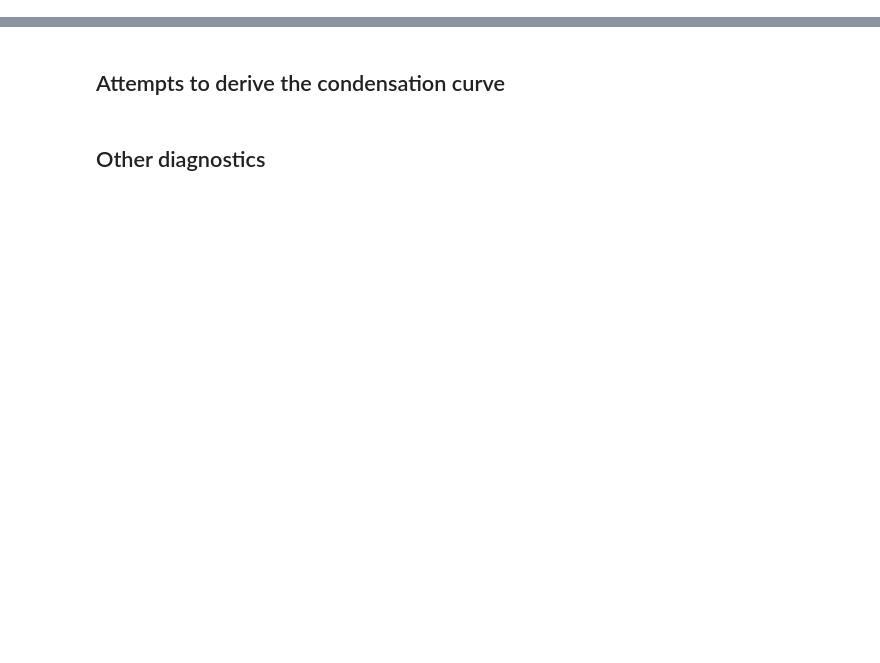
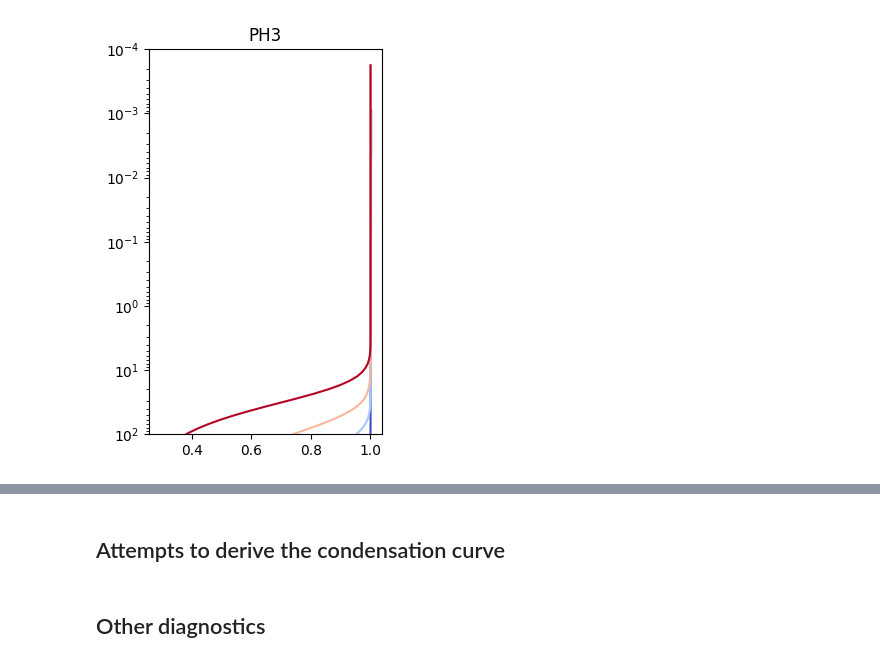
Before and after one commit to samderegt/retrieval_base, a Jupyter notebook: Luhman_16/figures/plot_HF_VMR.ipynb, the cells around one changed output, grey strips where cells are left out. Saved outputs shown, nothing was run; the diff lists cells and outputs as text; code cells hidden in the pictures; blank space fills up the shorter version.

Commit message:
Plot updates

```diff
--- a/Luhman_16/figures/plot_HF_VMR.ipynb
+++ b/Luhman_16/figures/plot_HF_VMR.ipynb
@@ -131,14 +141,17 @@ class FastChemistry():
 # %%
 # T_eff = np.arange(700, 2400+1e-6, 300)
-T_eff = np.array([700, 1000, 1300, 1600, 1900, 2200])
+T_eff = np.array([400, 700, 1000, 1300, 1600, 1900, 2200])
 # T_eff = np.array([700,1000])
+# T_eff = np.array([400])
+
+# T_eff = np.array([400, 700, 1000, 1300])
 
 # VMR_tot = {'F': [], 'Fe': []}
 # VMR  = {'F1H1': [], 'Fe': [], 'Fe1H1': [], 'Mg': [], 'Al1F1': [], 'Na': [], 'K': []}
-VMR_tot = {'F': [], 'C': [], 'O': [], 'S': [], 'N': []}
-VMR  = {'F1H1': [], 'C1O1': [], 'C1H4': [], 'H2O1': [], 'C1O2': [], 'H1O1': [], 'H2S1': [], 'H3N1': [], 'Al1F1': [], 'H1S1': [], 'C1O2': [], 'N2': []}
-cond = {'Li2S(s)': [], 'LiF(s)': [], 'Mg2SiO4(s,l)': [], 'MgSiO3(s,l)': [], 'SiO(s)': [], 'Fe(s,l)': [], 'Na2S(s,l)': []}
-cond_degree = {'Li': [], 'C': [], 'O': [], 'S': [], 'N': [], 'F': []}
+VMR_tot = {'Li': [], 'C': [], 'O': [], 'S': [], 'N': [], 'F': [], 'P': []}
+VMR  = {'F1H1': [], 'C1O1': [], 'C1H4': [], 'H2O1': [], 'C1O2': [], 'H1O1': [], 'H2S1': [], 'H3N1': [], 'Al1F1': [], 'H1S1': [], 'C1O2': [], 'N2': [], 'Li': [], 'F1Li1': [], 'Cl1Li1': [], 'H1Li1O1': [], 'H1Li1': [], 'F1H1O1': [], 'H3P1': [], 'S': []}
+cond = {'LiF(s,l)': [], 'Mg2SiO4(s,l)': [], 'MgSiO3(s,l)': [], 'SiO(s)': [], 'Fe(s,l)': [], 'Na2S(s,l)': []}
+cond_degree = {'Li': [], 'C': [], 'O': [], 'S': [], 'N': [], 'F': [], 'P': []}
 P = []
 T = []
 
@@ -153,13 +166,17 @@ for FeH_i in [0.0]:
         pressure, temperature = np.loadtxt(path).T
 
         # Compute the chemical equilibrium abundances
-        FC = FastChemistry(pressures=pressure)
+        FC = FastChemistry(pressures=pressure, rainout=True)
 
-        CO = FC.solar_abundances[FC.index_C]/FC.solar_abundances[FC.index_O]
-        FC(T=temperature, CO=CO, FeH=FeH_i)
+        # CO = FC.solar_abundances[FC.index_C]/FC.solar_abundances[FC.index_O]
+        # LiF = FC.solar_abundances[FC.index_Li]/FC.solar_abundances[FC.fastchem.getElementIndex('F')]
+        # LiF = 0.6
+        CO=None; LiF=None
+        FC(T=temperature, CO=CO, LiF=LiF, FeH=FeH_i)
 
         P.append(pressure)
-        T.append(FC.input.temperature[::-1])
+        # T.append(FC.input.temperature[::-1])
+        T.append(temperature)
 
         for hill_i in VMR.keys():
             VMR[hill_i].append(FC.get_VMR(hill_i))
@@ -390,0 +412,15 @@ plt.show()
+# %%
+fig, ax = plt.subplots(figsize=(3,5))
+for i, T_eff_i in enumerate(T_eff):
+    zorder = np.argwhere(np.sort(T_eff)==T_eff_i)[0][0]-10
+    c = cmap((T_eff_i-T_eff.min())/(T_eff.max()-T_eff.min()))
+
+    kwargs = dict(
+        c=c, lw=1.5, zorder=zorder, clip_on=True,
+    )
+    ax.plot(VMR['H3P1'][i]/VMR_tot['P'][i], P[i], **kwargs)
+
+ax.set(yscale='log', ylim=(1e2,1e-4), title='PH3')
+plt.show()
+# %% [output]
+[figure, added]
```
Also changed, not shown: parts of 14 cells of this notebook, 2 other files.
